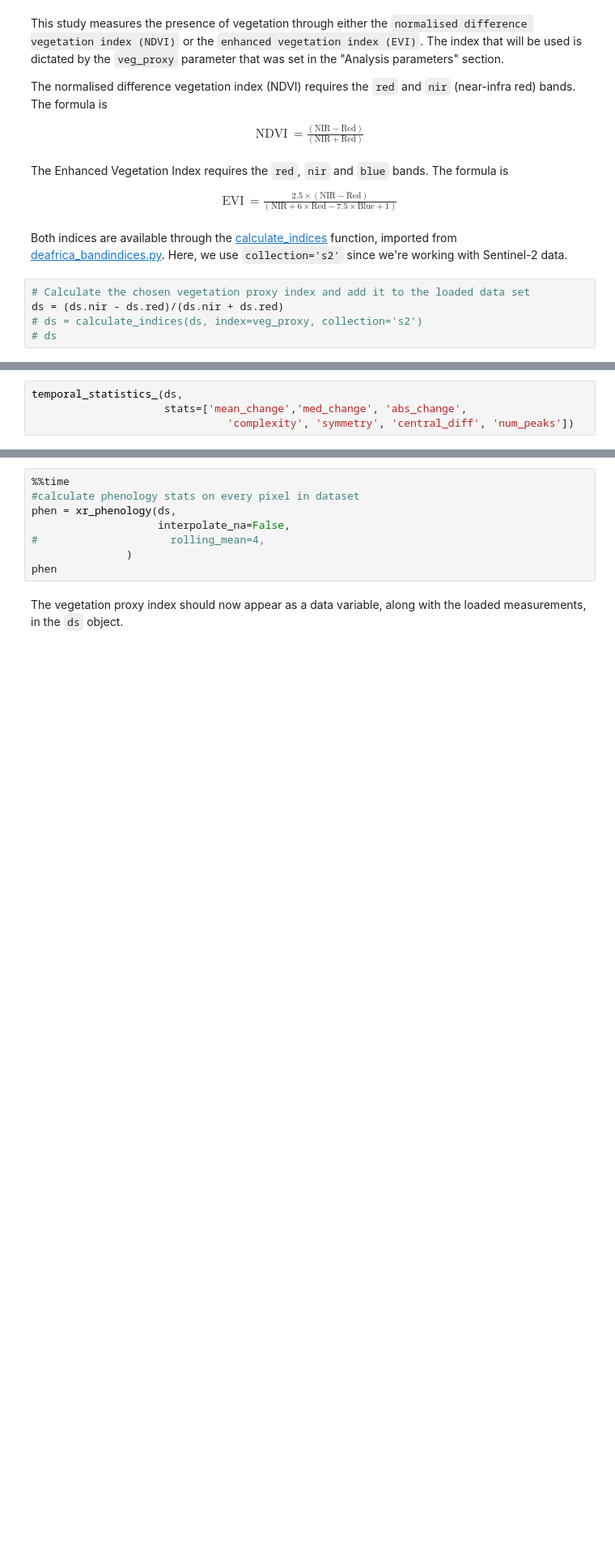
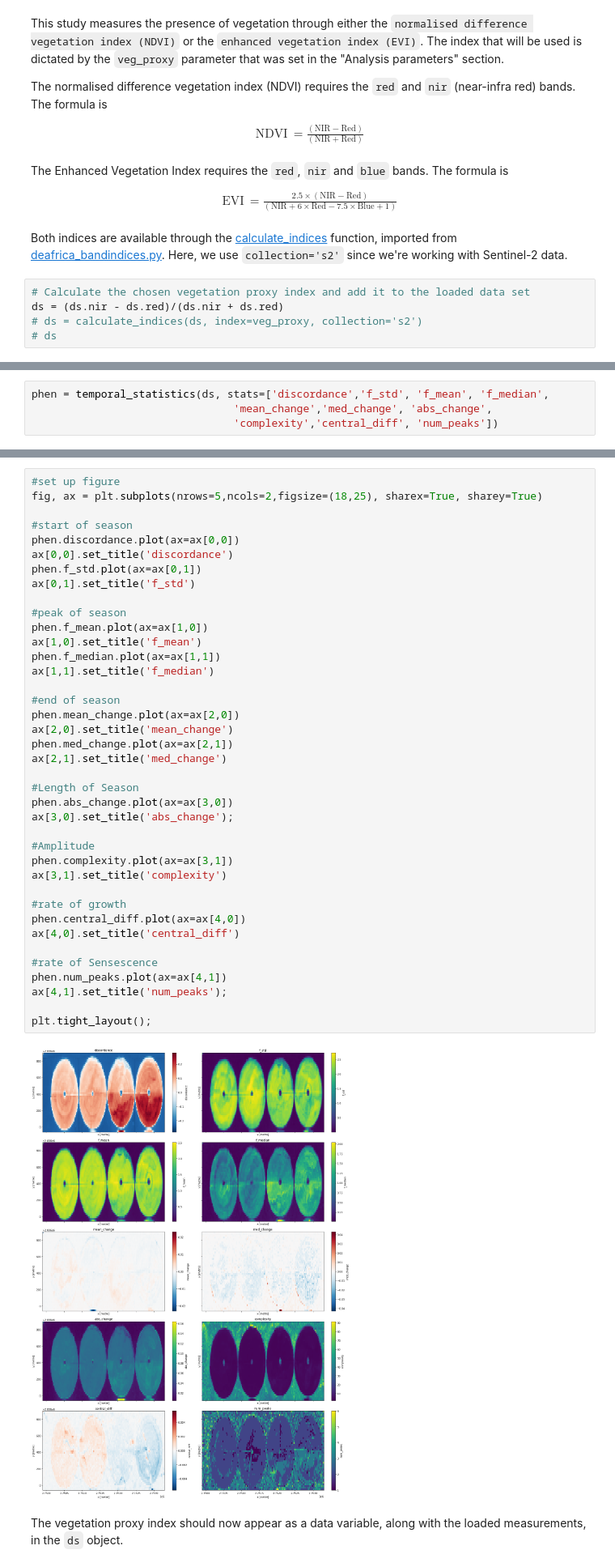
Before and after one commit to fivejjs/deafrica-sandbox-notebooks, a Jupyter notebook: crop_mask/phenology.ipynb, the cells around one changed output, grey strips where cells are left out. Shown at 81% size. Saved outputs shown, nothing was run; the diff lists cells and outputs as text; blank space fills up the shorter version.

Commit message:
temporal stats wrapper

```diff
--- a/crop_mask/phenology.ipynb
+++ b/crop_mask/phenology.ipynb
@@ -261,4 +199,4 @@ def temporal_statistics_(da,
 # %%
-temporal_statistics_(ds,
-                     stats=['mean_change','med_change', 'abs_change',
-                               'complexity', 'symmetry', 'central_diff', 'num_peaks'])
+phen = temporal_statistics(ds, stats=['discordance','f_std', 'f_mean', 'f_median',
+                                'mean_change','med_change', 'abs_change',
+                                'complexity','central_diff', 'num_peaks'])
@@ -269,11 +216,44 @@ temporal_statistics_(ds,
-# %%
-%%time
-#calculate phenology stats on every pixel in dataset
-phen = xr_phenology(ds,
-                    interpolate_na=False,
-#                     rolling_mean=4,
-               )
-phen
+# %%
+#set up figure
+fig, ax = plt.subplots(nrows=5,ncols=2,figsize=(18,25), sharex=True, sharey=True)
+
+#start of season
+phen.discordance.plot(ax=ax[0,0])
+ax[0,0].set_title('discordance')
+phen.f_std.plot(ax=ax[0,1])
+ax[0,1].set_title('f_std')
+
+#peak of season
+phen.f_mean.plot(ax=ax[1,0])
+ax[1,0].set_title('f_mean')
+phen.f_median.plot(ax=ax[1,1])
+ax[1,1].set_title('f_median')
+
+#end of season
+phen.mean_change.plot(ax=ax[2,0])
+ax[2,0].set_title('mean_change')
+phen.med_change.plot(ax=ax[2,1])
+ax[2,1].set_title('med_change')
+
+#Length of Season
+phen.abs_change.plot(ax=ax[3,0])
+ax[3,0].set_title('abs_change');
+
+#Amplitude
+phen.complexity.plot(ax=ax[3,1])
+ax[3,1].set_title('complexity')
+
+#rate of growth
+phen.central_diff.plot(ax=ax[4,0])
+ax[4,0].set_title('central_diff')
+
+#rate of Sensescence
+phen.num_peaks.plot(ax=ax[4,1])
+ax[4,1].set_title('num_peaks');
+
+plt.tight_layout();
+# %% [output]
+[figure, added]
 # %% [markdown]
 The vegetation proxy index should now appear as a data variable, along with the loaded measurements, in the `ds` object.
 # %% [markdown]
```
Also changed, not shown: parts of 9 cells of this notebook, 1 other file.
